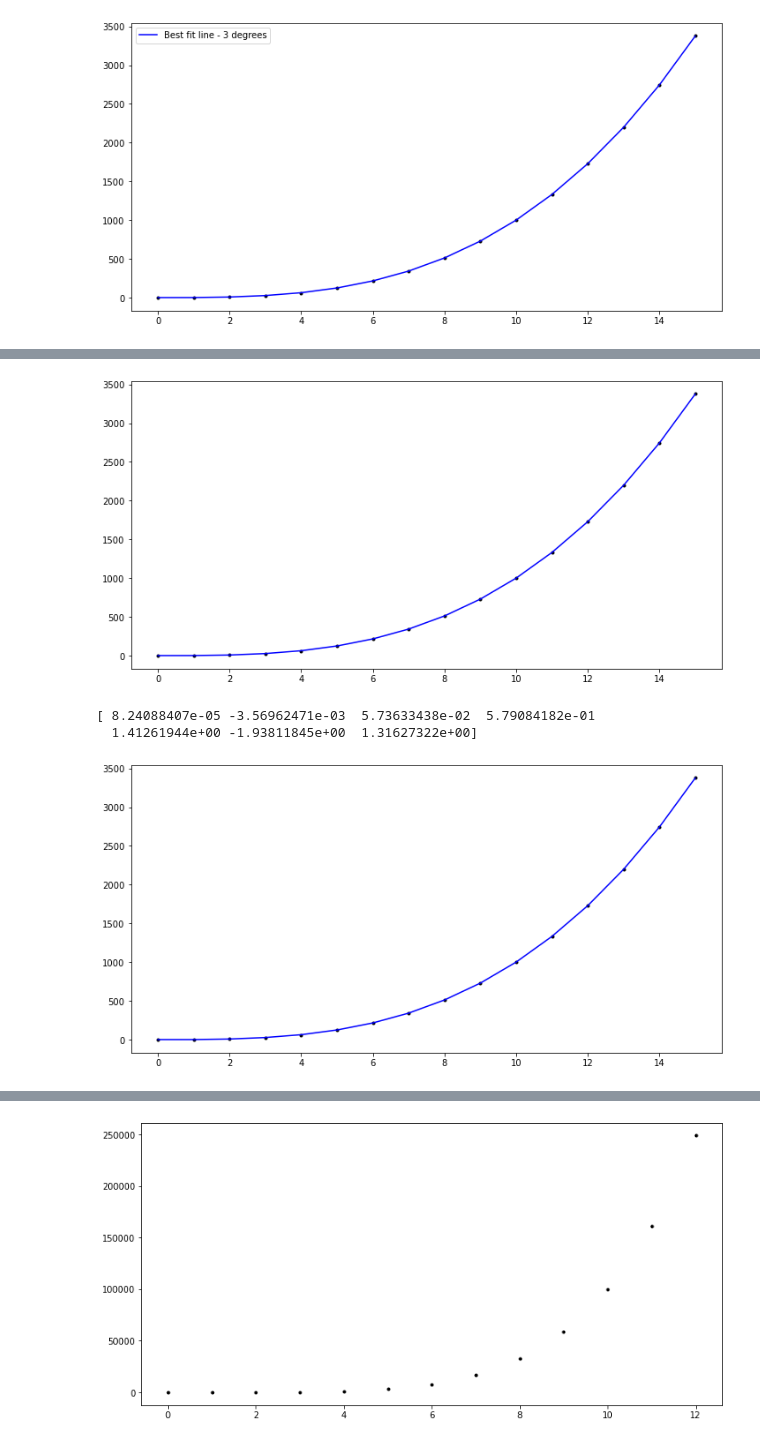
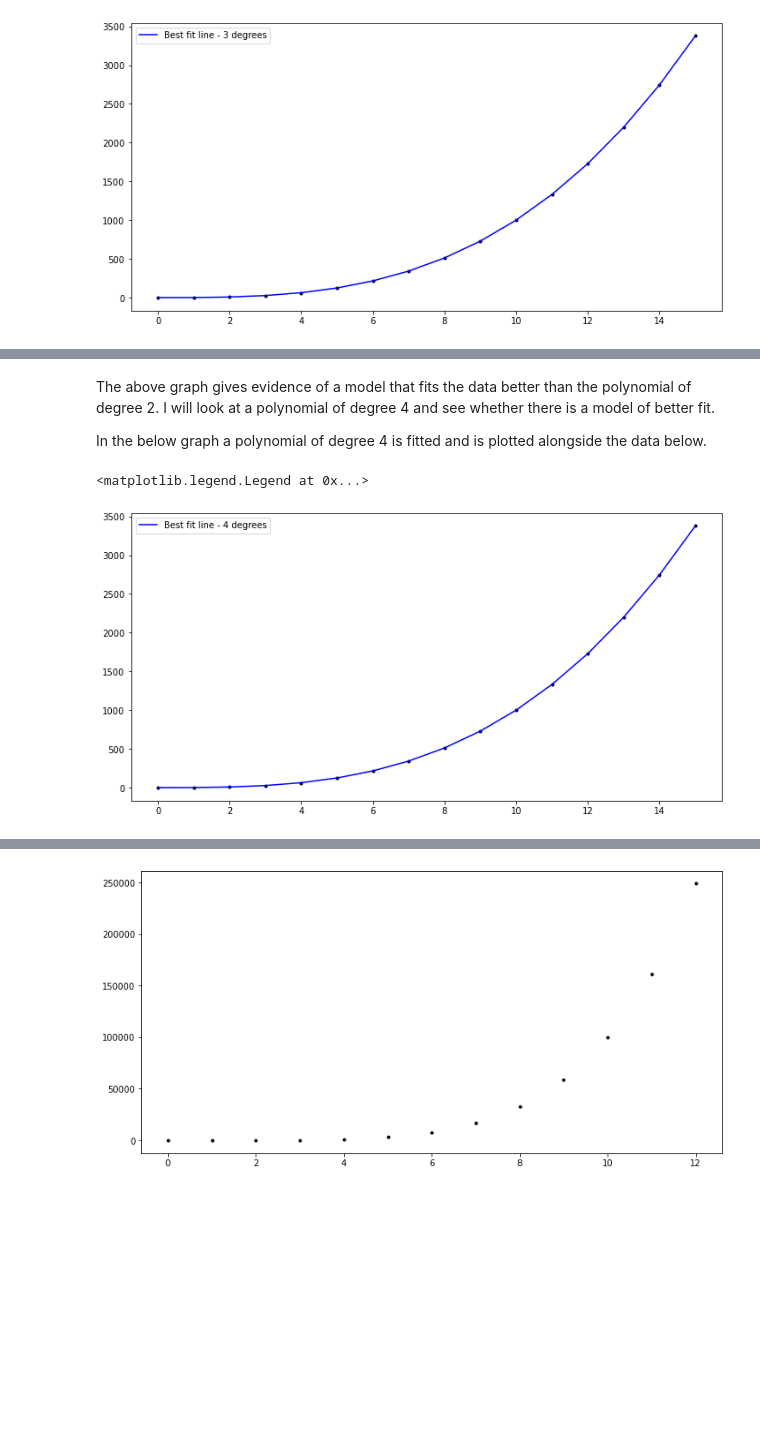
Before and after one commit to fionnmccarthy/ml-and-stats-assessment, a Jupyter notebook: Practical/03-parameters-exercises.ipynb, the cells around one changed output, grey strips where cells are left out. Saved outputs shown, nothing was run; the diff lists cells and outputs as text; code cells hidden in the pictures; blank space fills up the shorter version.

```diff
--- a/Practical/03-parameters-exercises.ipynb
+++ b/Practical/03-parameters-exercises.ipynb
@@ -102,33 +135,21 @@ array([ 0.99699366,  0.07781416, -0.50388419,  1.22298762])
+# %% [markdown]
+The above graph gives evidence of a model that fits the data better than the polynomial of degree 2. I will look at a polynomial of degree 4 and see whether there is a model of better fit.
+
+
+In the below graph a polynomial of degree 4 is fitted and is plotted alongside the data below.
 # %%
+# Use x and y to try to find the original parameters. 4 degree polynomial
+params4 = np.polyfit(x, y, 4)
+
 # Create a plot.
 fig, ax = plt.subplots(figsize=(12,6))
 
 # Plot x vs y.
 ax.plot(x, y, 'k.')
 
 # Plot x vs parameters on x.
-ax.plot(x, np.polyval(params, x), 'b-');
+ax.plot(x, np.polyval(params4, x), 'b-', label='Best fit line - 4 degrees');
+ax.legend()
 # %% [output]
+<matplotlib.legend.Legend at 0x...>
-[figure, old version]
+[figure, new version]
-# %%
-# Highest power of x in the polynomial.
-degree = 6
-
-# Use x and y to try to find the original parameters.
-params = np.polyfit(x, y, degree)
-
-# Show the parameters.
-print(params)
-
-# Create a plot.
-fig, ax = plt.subplots(figsize=(12,6))
-
-# Plot x vs y.
-ax.plot(x, y, 'k.')
-
-# Plot x vs parameters on x.
-ax.plot(x, np.polyval(params, x), 'b-');
-# %% [output]
-[ 8.24088407e-05 -3.56962471e-03  5.73633438e-02  5.79084182e-01
-  1.41261944e+00 -1.93811845e+00  1.31627322e+00]
-[figure, removed]
```
Also changed, not shown: parts of 37 cells of this notebook.
